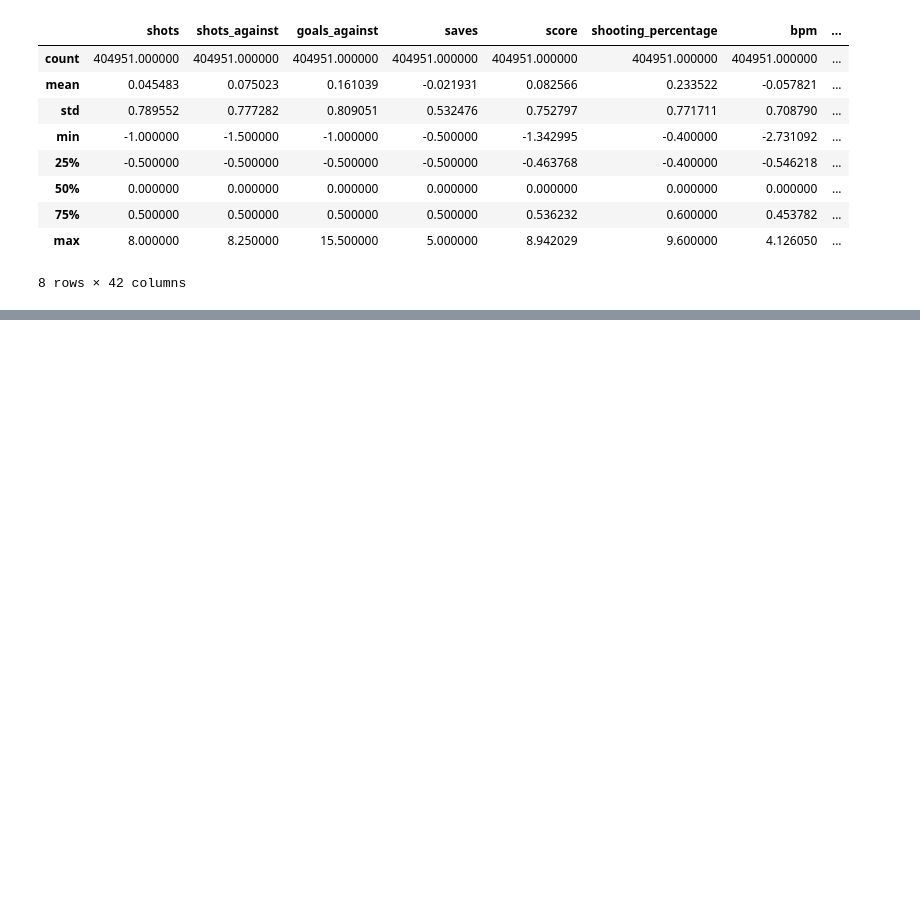
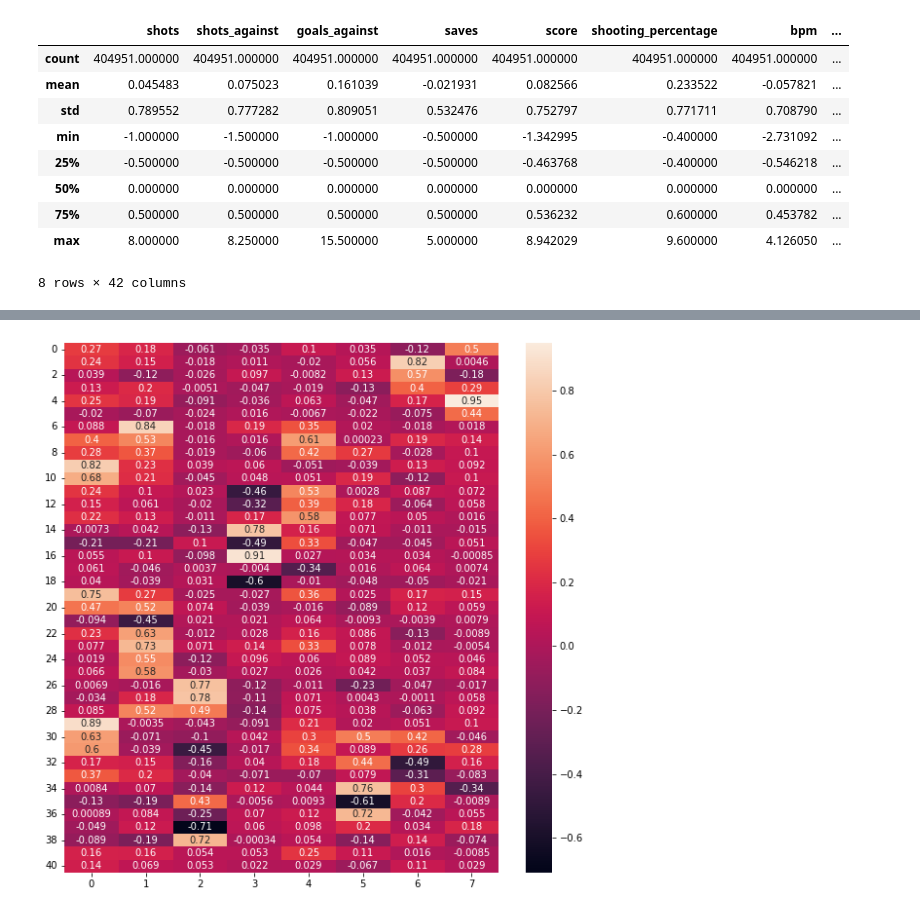
Before and after one commit to pasqualedem/RocketLeague-RankPredictor, a Jupyter notebook: src/data_preprocess.ipynb, the cells around one changed output, grey strips where cells are left out. Cells and saved outputs as stored; diff of their text form; code cells hidden in the pictures; blank space fills up the shorter version.

```diff
--- a/src/data_preprocess.ipynb
+++ b/src/data_preprocess.ipynb
@@ -160,0 +220,5 @@ data_merged.to_csv('../data/preprocessed/dataset_normal_merged.csv', index=None)
+# %%
+ax = sns.heatmap(fa.loadings_, annot=True)
+ax.figure.set_size_inches(10, 10)
+# %% [output]
+[figure, added]
```
Also changed, not shown: parts of 16 cells of this notebook, 6 other files.
